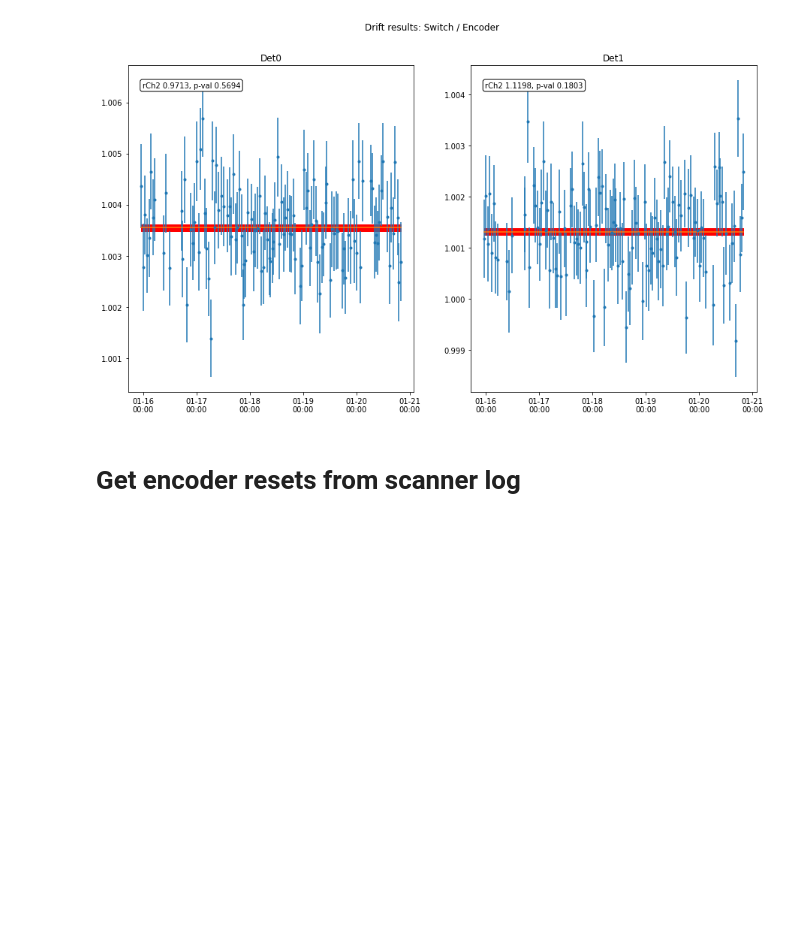
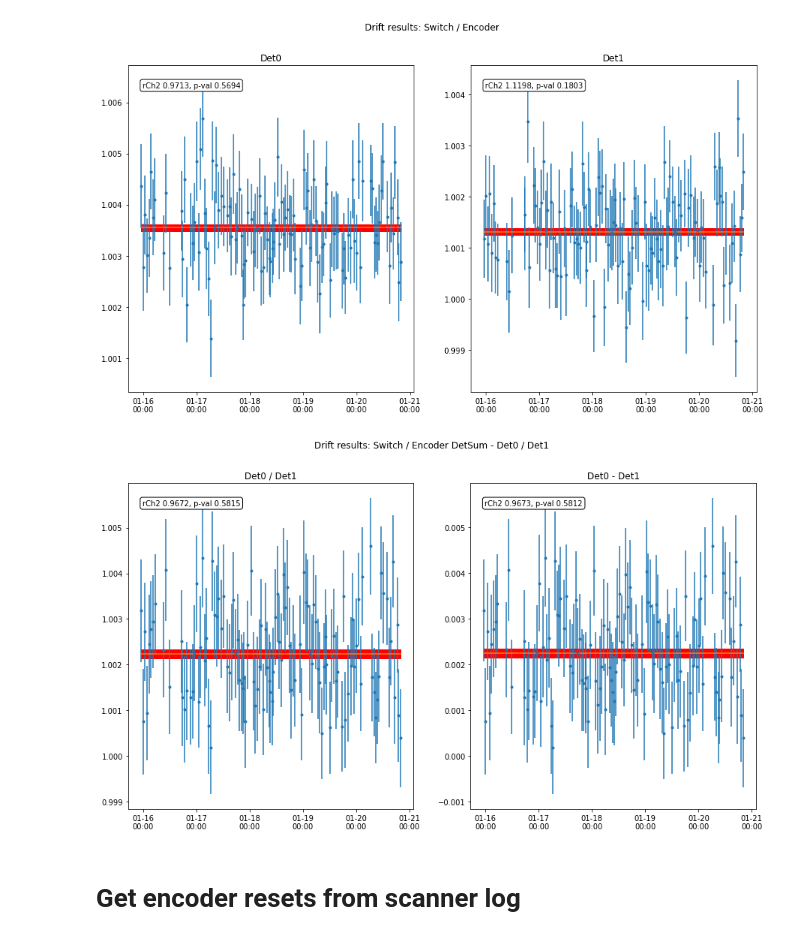
Before and after one commit to maxlampe/panter, a Jupyter notebook: panter/application/sndrift_diffpos.ipynb, the cells around one changed output. Saved outputs shown, nothing was run; the diff lists cells and outputs as text; code cells hidden in the pictures; blank space fills up the shorter version.

Commit message:
feat: Implemented functions for calculating asymmetrical DetSum results and fitting Gaussians to the them.

```diff
--- a/panter/application/sndrift_diffpos.ipynb
+++ b/panter/application/sndrift_diffpos.ipynb
@@ -515,6 +606,75 @@ for pmt in range(2):
 plt.show()
 # %% [output]
 [figure]
+# %%
+fig, axs = plt.subplots(1, 2, figsize=(15, 8))
+fig.suptitle("Drift results: Switch / Encoder DetSum - Det0 / Det1")
+
+dates_plotS = [datetime.datetime.fromtimestamp(t) for t in timeS.apply(pd.Series)[0].to_numpy()]
+fitsettings = pol0
+
+for pmt in range(2):
+
+    det0_p = rel_peaksS.apply(pd.Series)[0].to_numpy()
+    det1_p = rel_peaksS.apply(pd.Series)[1].to_numpy()
+    det_0_err = rel_peaksS_err.apply(pd.Series)[0].to_numpy()
+    det_1_err = rel_peaksS_err.apply(pd.Series)[1].to_numpy()
+
+    if pmt == 0:
+        df = pd.DataFrame(
+            {
+            "x": dates_plotS,
+            "y": det0_p / det1_p,
+            "err": np.sqrt( (det_0_err / det1_p) ** 2 + (det_1_err * det0_p / det1_p ** 2) ** 2 ),
+            }
+        )
+    else:
+        df = pd.DataFrame(
+            {
+            "x": dates_plotS,
+            "y": det0_p - det1_p,
+            "err": np.sqrt(det_0_err ** 2 + det_1_err ** 2),
+            }
+        )
+
+    dofitclass = eP.DoFit(df)
+    dofitclass.setup(fitsettings)
+    dofitclass.set_bool("boutput", False)
+    dofitclass.fit()
+
+    fit_results = dofitclass.ret_results()
+    c0 = fit_results.params["c0"].value
+    c0_e = fit_results.params["c0"].stderr
+
+    xfmt = md.DateFormatter("%m-%d\n%H:%M")
+    axs.flat[pmt].xaxis.set_major_formatter(xfmt)
+
+    if pmt == 0:
+        axs.flat[pmt].set_title(f"Det0 / Det1")
+    else:
+        axs.flat[pmt].set_title(f"Det0 - Det1")
+    axs.flat[pmt].errorbar(
+        x=df["x"],
+        y=df["y"],
+        yerr=df["err"],
+        fmt="."
+    )
+    axs.flat[pmt].plot(df["x"], [c0] * len(all_indS))
+    axs.flat[pmt].fill_between(df["x"], [c0 - c0_e] * len(all_indS), [c0 + c0_e] * len(all_indS), color="r")
+
+    axs.flat[pmt].annotate(
+        f"rCh2 {dofitclass.ret_gof()[0]:0.4f}, p-val {dofitclass.ret_gof()[1]:0.4f}",
+        xy=(0.05, 0.95),
+        xycoords="axes fraction",
+        ha="left",
+        va="top",
+        bbox=dict(boxstyle="round", fc="1"),
+    )
+
+# plt.savefig("sndrift_diffpos.png", dpi=300)
+plt.show()
+# %% [output]
+[figure, added]
 # %% [markdown]
 # Get encoder resets from scanner log
 # %%
```
Also changed, not shown: parts of 5 cells of this notebook.
